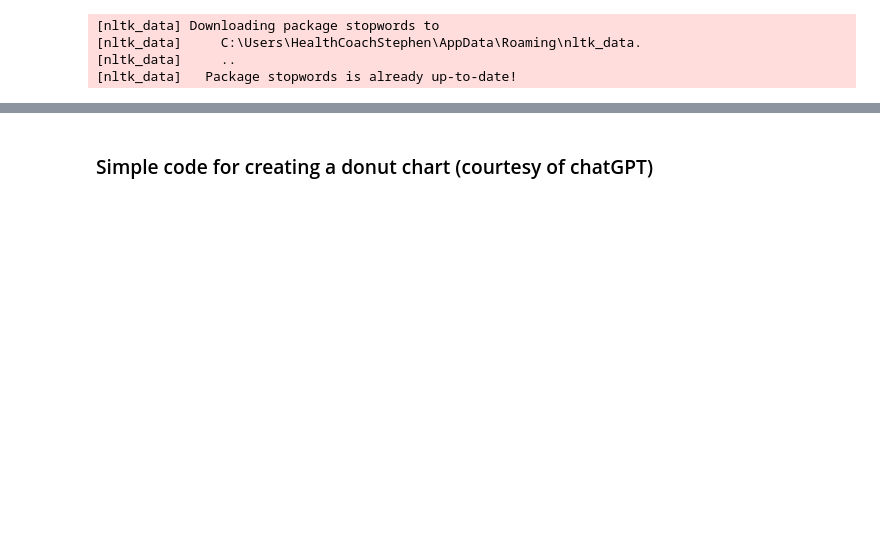
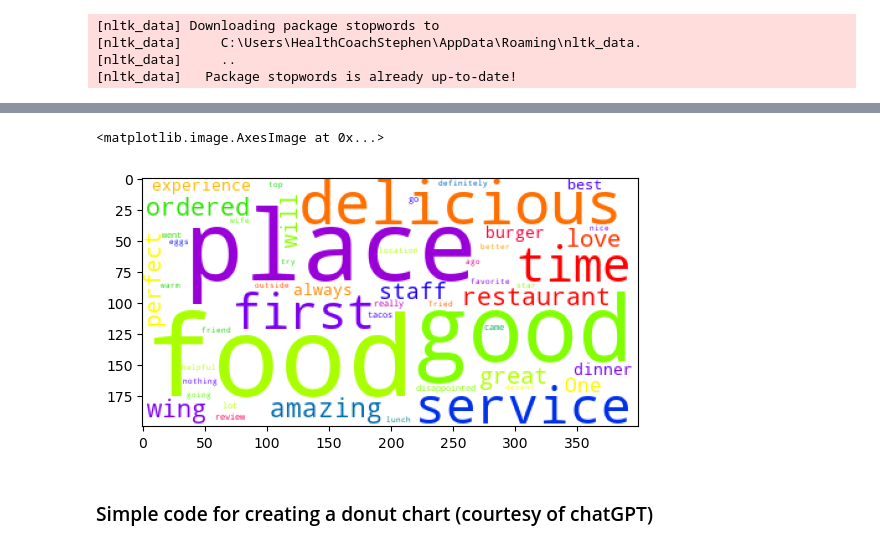
Before and after one commit to sdc0945782/ProjectSC_sentiment_analysis_yelp, a Jupyter notebook: yelp-fusion_SC(Proj3) - Copy.ipynb, the cells around one changed output, grey strips where cells are left out. Drawn from its saved outputs; the diff is of its cells as text; code cells hidden in the pictures; blank space fills up the shorter version.

```diff
--- a/yelp-fusion_SC(Proj3) - Copy.ipynb
+++ b/yelp-fusion_SC(Proj3) - Copy.ipynb
@@ -289,3 +396,14 @@ print(pos, neg, neutral)
+# %%
+wordcloud = WordCloud(colormap='prism',background_color='white', max_words=50)
+# %%
+wordcloud = wordcloud.generate(complete_text)
+# %%
+wordcloud = wordcloud.to_file('business_review_words.png')
+# %%
+plt.imshow(wordcloud)
+# %% [output]
+<matplotlib.image.AxesImage at 0x...>
+[figure, added]
 # %% [markdown]
 ### Simple code for creating a donut chart (courtesy of chatGPT)
 # %%
```
Also changed, not shown: parts of 23 cells of this notebook.
